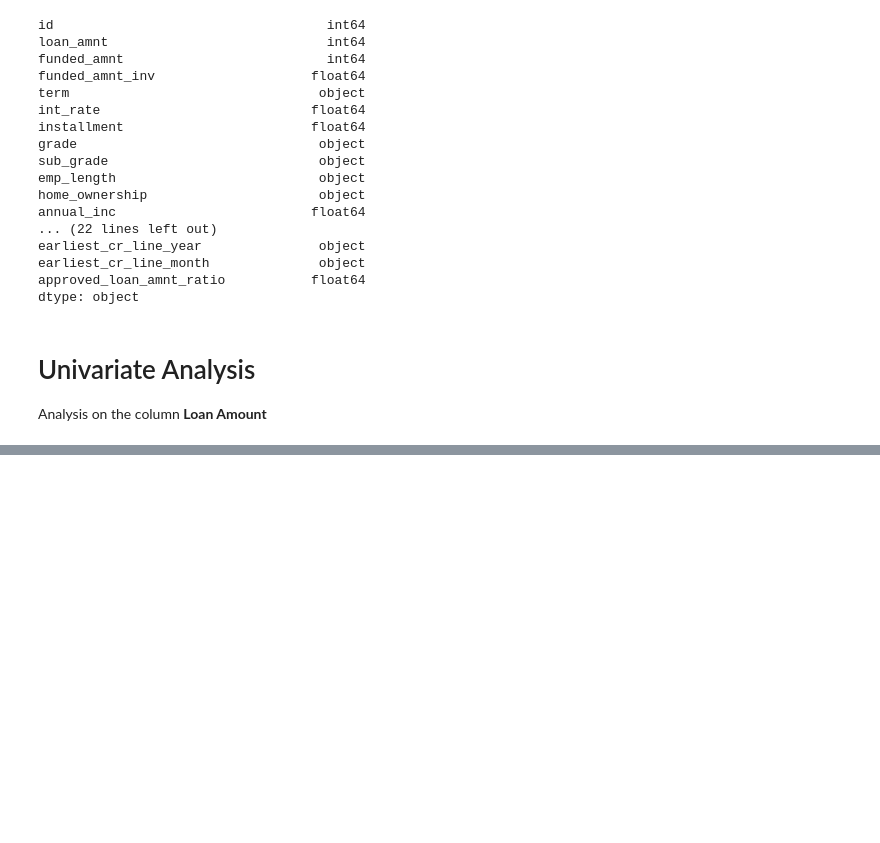
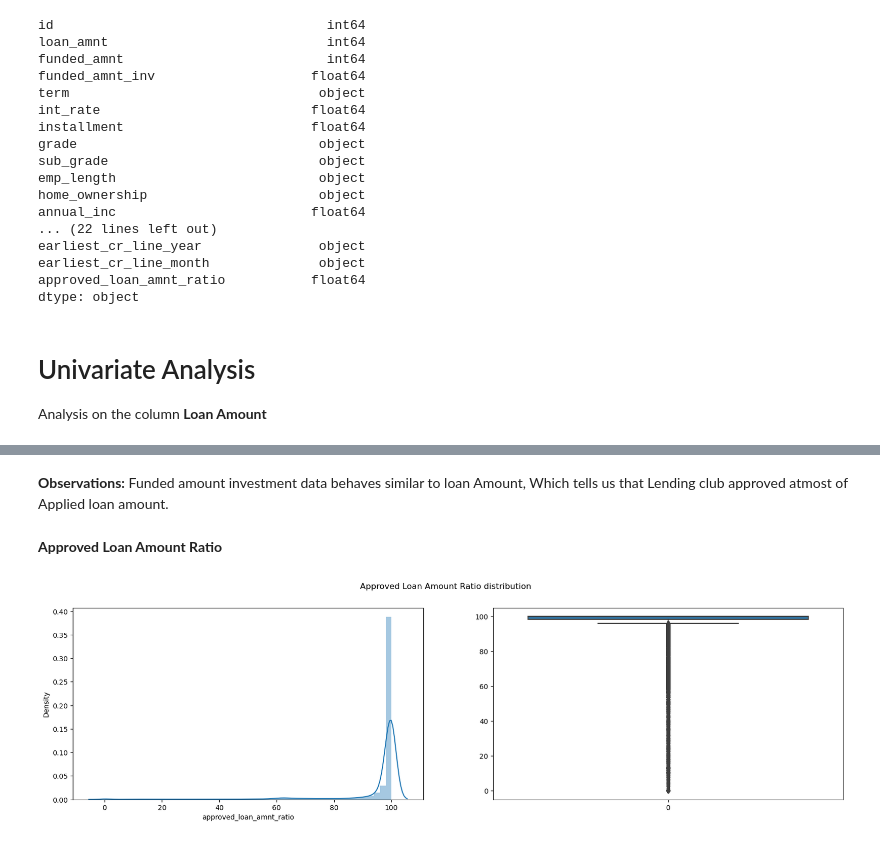
Before and after one commit to Tiru0792/LendingClubCaseStudy, a Jupyter notebook: analysis.ipynb, the cells around one changed output, grey strips where cells are left out. Drawn from its saved outputs; the diff is of its cells as text; code cells hidden in the pictures; blank space fills up the shorter version.

```diff
--- a/analysis.ipynb
+++ b/analysis.ipynb
@@ -303,0 +347,15 @@ https://gist.github.com/mwaskom/de44147ed2974457ad6372750bbe5751
+# %% [markdown]
+<b>Observations:</b></br>
+Funded amount investment data behaves similar to loan Amount, Which tells us that Lending club approved atmost of Applied loan amount.
+# %% [markdown]
+<b>Approved Loan Amount Ratio</b>
+# %%
+plt.figure(figsize=(20,5))
+plt.subplot(1,2,1)
+sns.distplot(a=data.approved_loan_amnt_ratio)
+plt.subplot(1,2,2)
+sns.boxplot(data=data.approved_loan_amnt_ratio)
+plt.suptitle('Approved Loan Amount Ratio distribution')
+plt.show()
+# %% [output]
+[figure, added]
```
Also changed, not shown: parts of 55 cells of this notebook.
